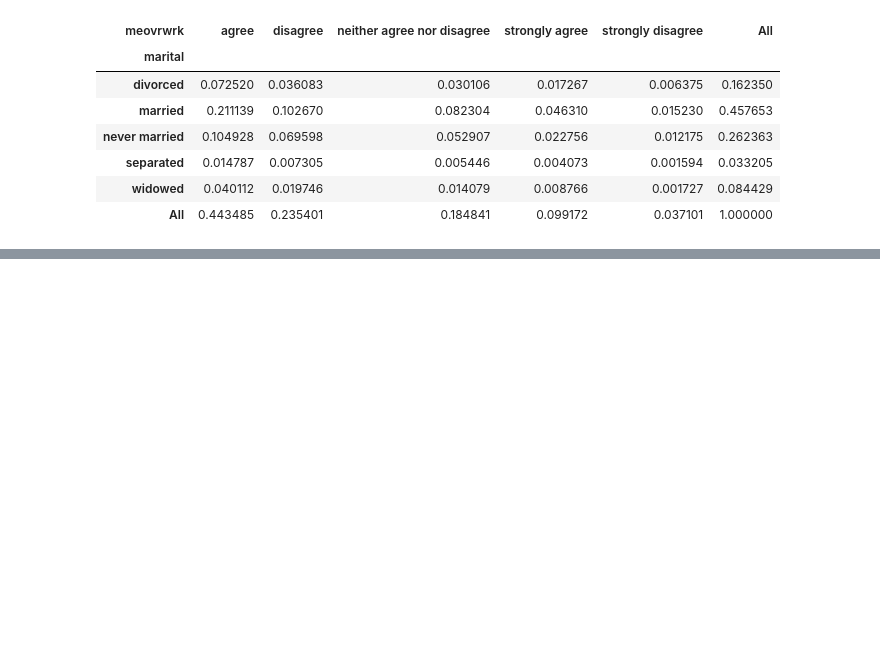
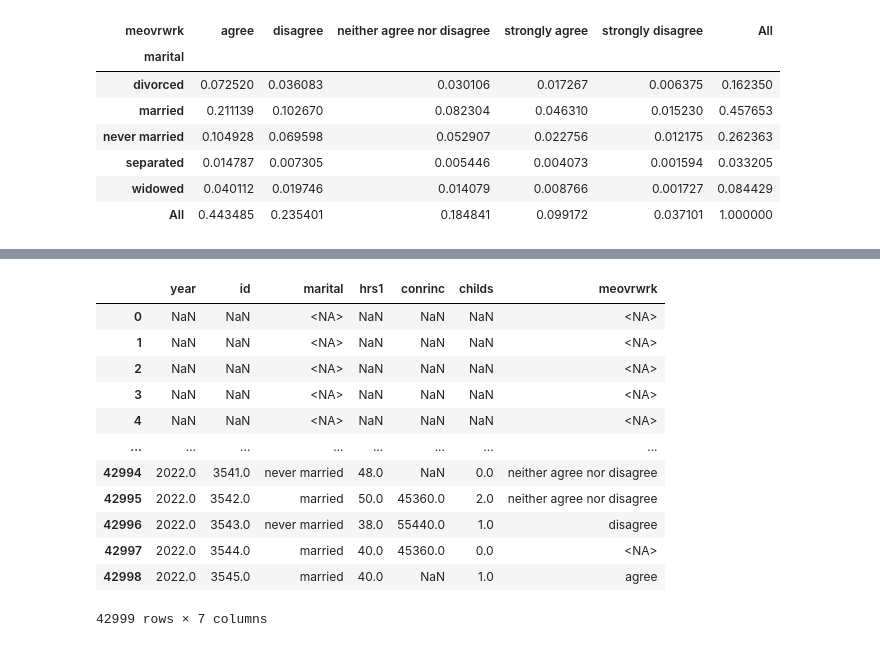
Before and after one commit to imdressel/project_gss, a Jupyter notebook: GSS_Isabella's_Part.ipynb, the cells around one changed output, grey strips where cells are left out. Cells and saved outputs as stored; diff of their text form; code cells hidden in the pictures; blank space fills up the shorter version.

```diff
--- a/GSS_Isabella's_Part.ipynb
+++ b/GSS_Isabella's_Part.ipynb
@@ -105,0 +108,2 @@ pd.crosstab(df['marital'],df['meovrwrk'],margins=True,normalize=True)
+# %%
+df2022=df.where(df['year']==2022)
@@ -105,0 +122,16 @@ pd.crosstab(df['marital'],df['meovrwrk'],margins=True,normalize=True)
+# %%
+df2022
+# %% [output]
+|  | year | id | marital | hrs1 | conrinc | childs | meovrwrk |
+| 0 | NaN | NaN | <NA> | NaN | NaN | NaN | <NA> |
+| 1 | NaN | NaN | <NA> | NaN | NaN | NaN | <NA> |
+| 2 | NaN | NaN | <NA> | NaN | NaN | NaN | <NA> |
+| 3 | NaN | NaN | <NA> | NaN | NaN | NaN | <NA> |
+| 4 | NaN | NaN | <NA> | NaN | NaN | NaN | <NA> |
+| ... | ... | ... | ... | ... | ... | ... | ... |
+| 42994 | 2022.0 | 3541.0 | never married | 48.0 | NaN | 0.0 | neither agree nor disagree |
+| 42995 | 2022.0 | 3542.0 | married | 50.0 | 45360.0 | 2.0 | neither agree nor disagree |
+| 42996 | 2022.0 | 3543.0 | never married | 38.0 | 55440.0 | 1.0 | disagree |
+| 42997 | 2022.0 | 3544.0 | married | 40.0 | 45360.0 | 0.0 | <NA> |
+| 42998 | 2022.0 | 3545.0 | married | 40.0 | NaN | 1.0 | agree |
+42999 rows × 7 columns
```
Also changed, not shown: parts of 2 cells of this notebook.
